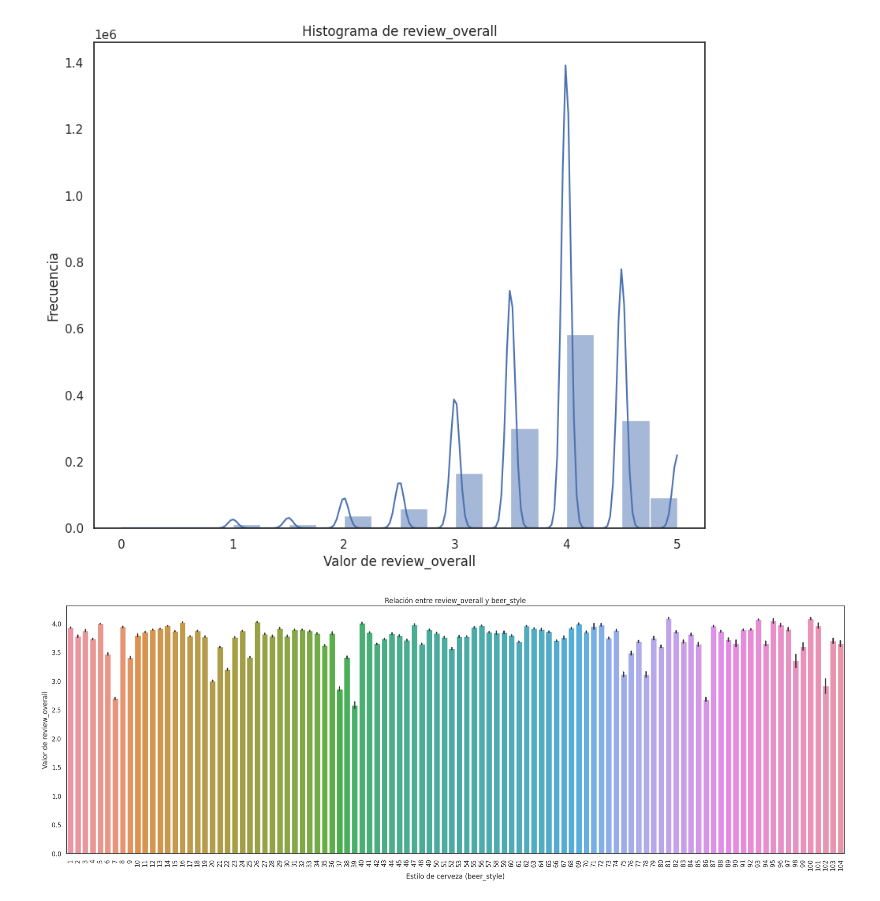
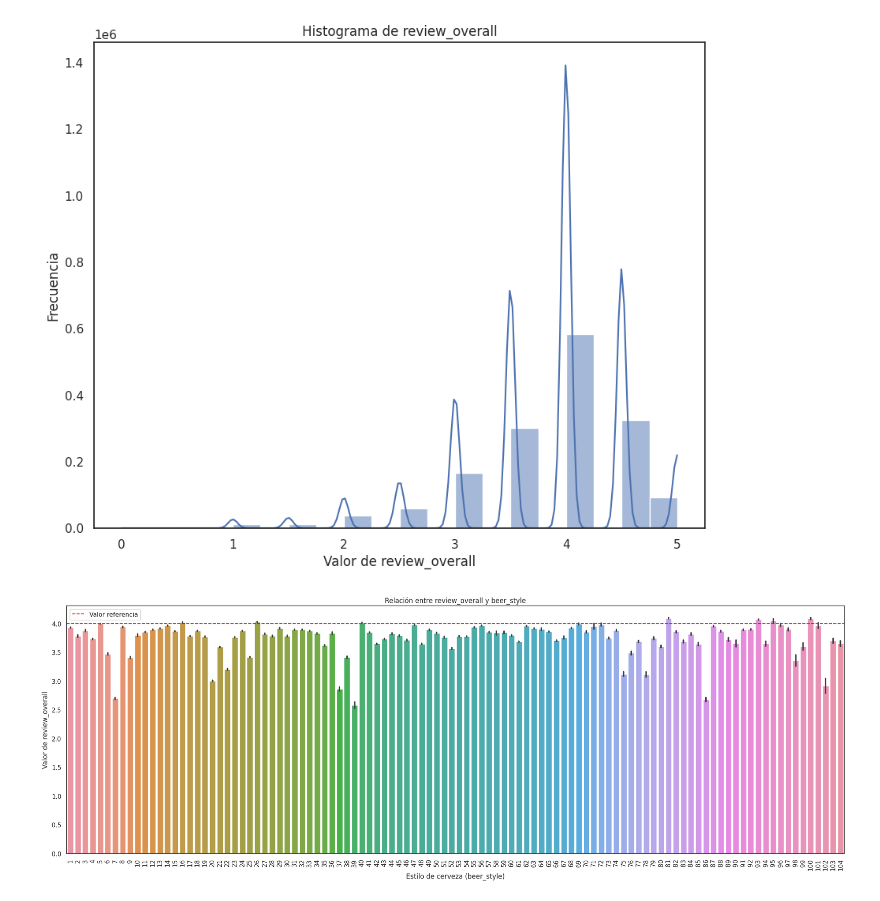
Before and after one commit to NicoD920/mineData_Work, a Jupyter notebook: EDA.ipynb, the cells around one changed output. Drawn from its saved outputs; the diff is of its cells as text; code cells hidden in the pictures.

```diff
--- a/EDA.ipynb
+++ b/EDA.ipynb
@@ -285,15 +285,23 @@ plt.show()
 # %%
 import seaborn as sns
 import matplotlib.pyplot as plt
 
 # Supongamos que 'df' es tu DataFrame y deseas visualizar la relación entre 'review_overall' y 'beer_style'.
 
 plt.figure(figsize=(25, 8))
-sns.barplot(data=df, x='beer_style', y='review_overall')
+ax = sns.barplot(data=df, x='beer_style', y='review_overall')
 plt.title('Relación entre review_overall y beer_style')
 plt.xlabel('Estilo de cerveza (beer_style)')
 plt.ylabel('Valor de review_overall')
 plt.xticks(rotation=90)
+
+# Obtén el valor máximo de las puntuaciones de revisión
+max_review_value = 4
+
+# Agrega una línea horizontal en el valor máximo
+ax.axhline(max_review_value, color='red', linestyle='--', label='Valor referencia')
+plt.legend()
+
 plt.show()
 # %% [output]
-[figure, old version]
+[figure, new version]
```
